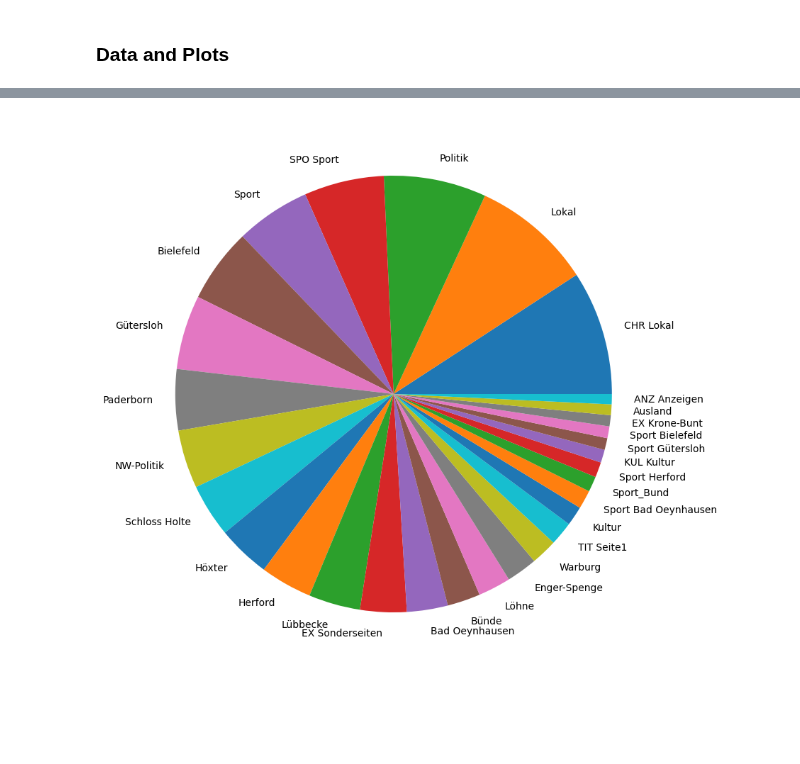
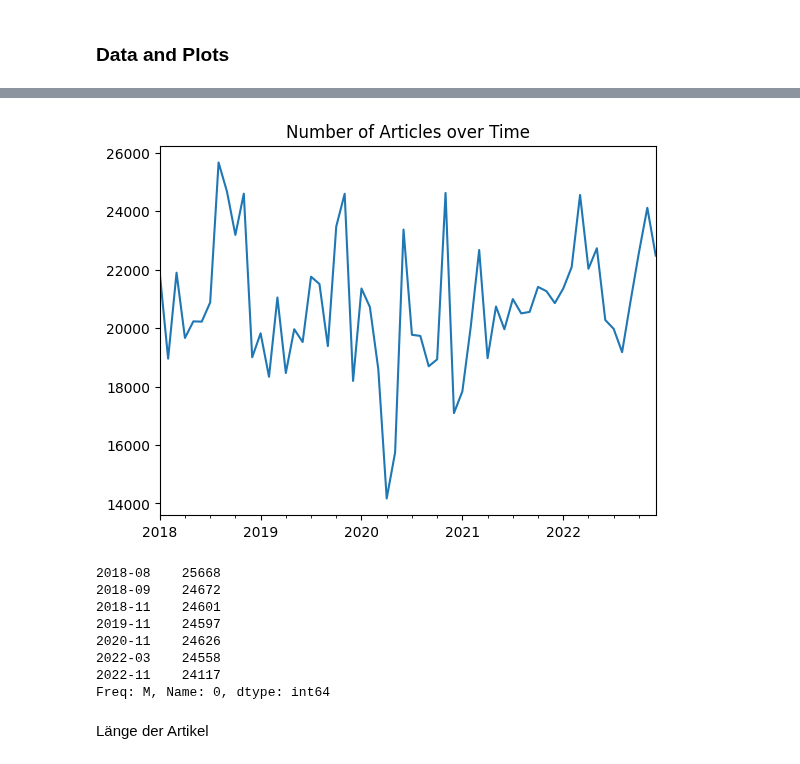
Before and after one commit to blue-create/langlens, a Jupyter notebook: scripts/describe_data.ipynb, the cells around one changed output, grey strips where cells are left out. Drawn from its saved outputs; the diff is of its cells as text; code cells hidden in the pictures; blank space fills up the shorter version.

```diff
--- a/scripts/describe_data.ipynb
+++ b/scripts/describe_data.ipynb
@@ -45,8 +89,20 @@ plt.show("bar")
-# %%
-lists = (dict(Counter(ressorts).most_common()).items())
-
-x, y = zip(*lists)
-fig, ax = plt.subplots(figsize=(10,10));
-ax.pie(y[:30], labels=x[:30]);
-# %% [output]
-[figure, removed]
+# %%
+dates_month=[i.to_period("M") for i in dates]
+dates_month=pd.DataFrame(dates_month)[0]
+# %%
+dates_month.value_counts().sort_index().plot(title="Number of Articles over Time");
+# %% [output]
+[figure, added]
+# %%
+dates_month.value_counts()[dates_month.value_counts()>24000].sort_index()
+# %% [output]
+2018-08    25668
+2018-09    24672
+2018-11    24601
+2019-11    24597
+2020-11    24626
+2022-03    24558
+2022-11    24117
+Freq: M, Name: 0, dtype: int64
+# %% [markdown]
+Länge der Artikel
```
Also changed, not shown: parts of 23 cells of this notebook.
